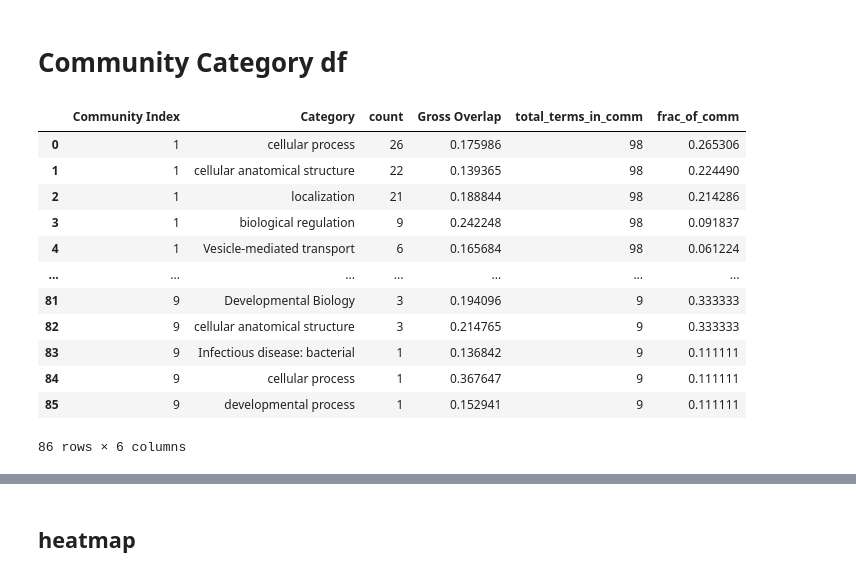
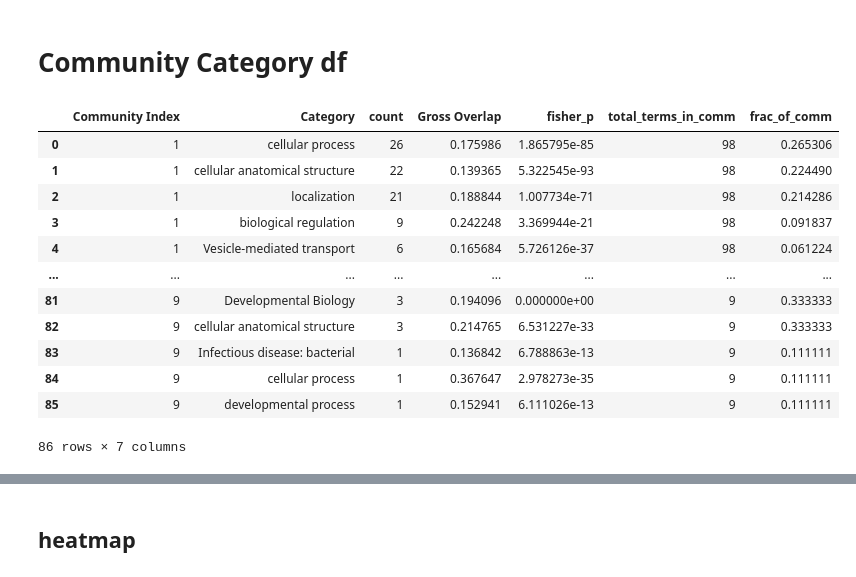
Before and after one commit to Monomanae/DDBC-hypergraph, a Jupyter notebook: Methods/DDBC/important_terms_analysis.ipynb, the cells around one changed output, grey strips where cells are left out. Drawn from its saved outputs; the diff is of its cells as text; code cells hidden in the pictures.

```diff
--- a/Methods/DDBC/important_terms_analysis.ipynb
+++ b/Methods/DDBC/important_terms_analysis.ipynb
@@ -124,53 +125,74 @@ total_terms = (
 #    - count = # of distinct terms
 #    - Gross Overlap = (sum a_i) / (sum b_i)
 # ---------------------------------------------------
+# ---------------------------------------------------
+# 5. Aggregate per (Community Index, Category)
+#    - count = # of distinct terms
+#    - Gross Overlap = (sum a_i) / (sum b_i)
+#    - fisher_p = Fisher-combined p-value over terms in that category
+# ---------------------------------------------------
+def fisher_method(pvals):
+    p = pd.Series(pvals).dropna().astype(float)
+    if len(p) == 0:
+        return np.nan
+
+    # avoid log(0)
+    p = p.clip(lower=1e-300)
+
+    stat = -2.0 * np.sum(np.log(p))
+    df = 2 * len(p)
+    return float(chi2.sf(stat, df))
+
 agg = (
     df_exp.groupby(["Community Index", "Category"])
     .agg(
         count=("Term", "nunique"),
         sum_a=("Overlap_num", "sum"),
         sum_b=("Overlap_den", "sum"),
+        fisher_p=("Adjusted P-value", fisher_method),  # <-- change column name if needed
     )
     .reset_index()
 )
 
 agg["Gross Overlap"] = agg["sum_a"] / agg["sum_b"]
 
 # ---------------------------------------------------
 # 6. Add total_terms_in_comm and frac_of_comm
 # ---------------------------------------------------
 agg["total_terms_in_comm"] = agg["Community Index"].map(total_terms)
 agg["frac_of_comm"] = agg["count"] / agg["total_terms_in_comm"]
 
 # ---------------------------------------------------
 # 7. Final output df
 # ---------------------------------------------------
 community_categories = agg[[
     "Community Index",
     "Category",
     "count",
     "Gross Overlap",
+    "fisher_p",
     "total_terms_in_comm",
     "frac_of_comm",
 ]]
+
 
 community_categories = community_categories.sort_values(
     by=["Community Index", "count"],
     ascending=[True, False]
 ).reset_index(drop=True)
 
 community_categories
 # %% [output]
-|  | Community Index | Category | count | Gross Overlap | total_terms_in_comm | frac_of_comm |
-| 0 | 1 | cellular process | 26 | 0.175986 | 98 | 0.265306 |
-| 1 | 1 | cellular anatomical structure | 22 | 0.139365 | 98 | 0.224490 |
-| 2 | 1 | localization | 21 | 0.188844 | 98 | 0.214286 |
-| 3 | 1 | biological regulation | 9 | 0.242248 | 98 | 0.091837 |
-| 4 | 1 | Vesicle-mediated transport | 6 | 0.165684 | 98 | 0.061224 |
-| ... | ... | ... | ... | ... | ... | ... |
-| 81 | 9 | Developmental Biology | 3 | 0.194096 | 9 | 0.333333 |
-| 82 | 9 | cellular anatomical structure | 3 | 0.214765 | 9 | 0.333333 |
-| 83 | 9 | Infectious disease: bacterial | 1 | 0.136842 | 9 | 0.111111 |
-| 84 | 9 | cellular process | 1 | 0.367647 | 9 | 0.111111 |
-| 85 | 9 | developmental process | 1 | 0.152941 | 9 | 0.111111 |
+|  | Community Index | Category | count | Gross Overlap | fisher_p | total_terms_in_comm | frac_of_comm |
+| 0 | 1 | cellular process | 26 | 0.175986 | 1.865795e-85 | 98 | 0.265306 |
+| 1 | 1 | cellular anatomical structure | 22 | 0.139365 | 5.322545e-93 | 98 | 0.224490 |
+| 2 | 1 | localization | 21 | 0.188844 | 1.007734e-71 | 98 | 0.214286 |
+| 3 | 1 | biological regulation | 9 | 0.242248 | 3.369944e-21 | 98 | 0.091837 |
+| 4 | 1 | Vesicle-mediated transport | 6 | 0.165684 | 5.726126e-37 | 98 | 0.061224 |
+| ... | ... | ... | ... | ... | ... | ... | ... |
+| 81 | 9 | Developmental Biology | 3 | 0.194096 | 0.000000e+00 | 9 | 0.333333 |
+| 82 | 9 | cellular anatomical structure | 3 | 0.214765 | 6.531227e-33 | 9 | 0.333333 |
+| 83 | 9 | Infectious disease: bacterial | 1 | 0.136842 | 6.788863e-13 | 9 | 0.111111 |
+| 84 | 9 | cellular process | 1 | 0.367647 | 2.978273e-35 | 9 | 0.111111 |
+| 85 | 9 | developmental process | 1 | 0.152941 | 6.111026e-13 | 9 | 0.111111 |
-86 rows × 6 columns
+86 rows × 7 columns
```
Also changed, not shown: parts of 7 cells of this notebook, 2 other files.
